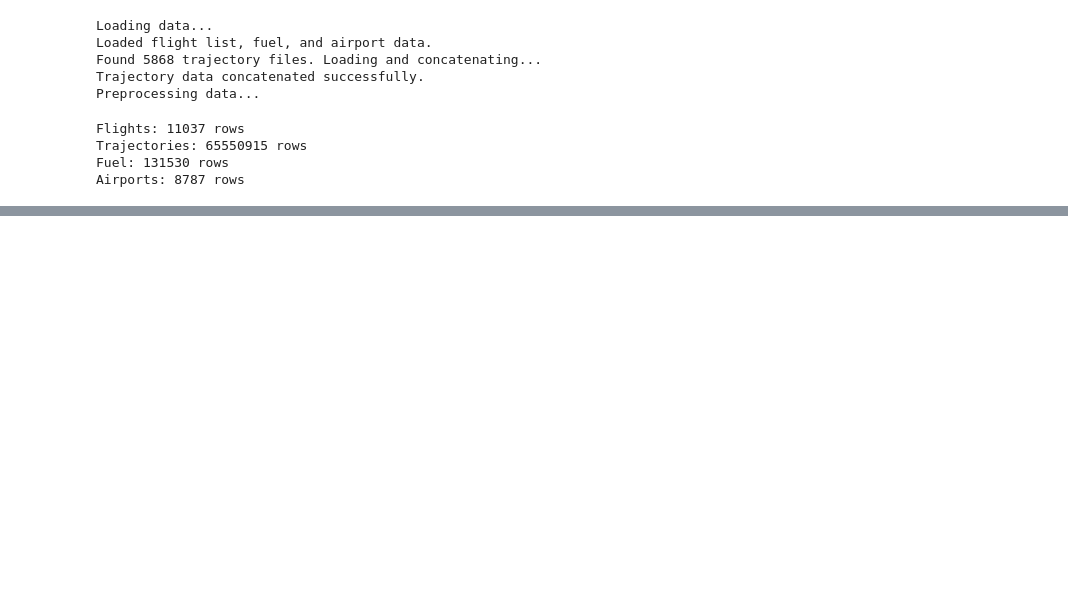
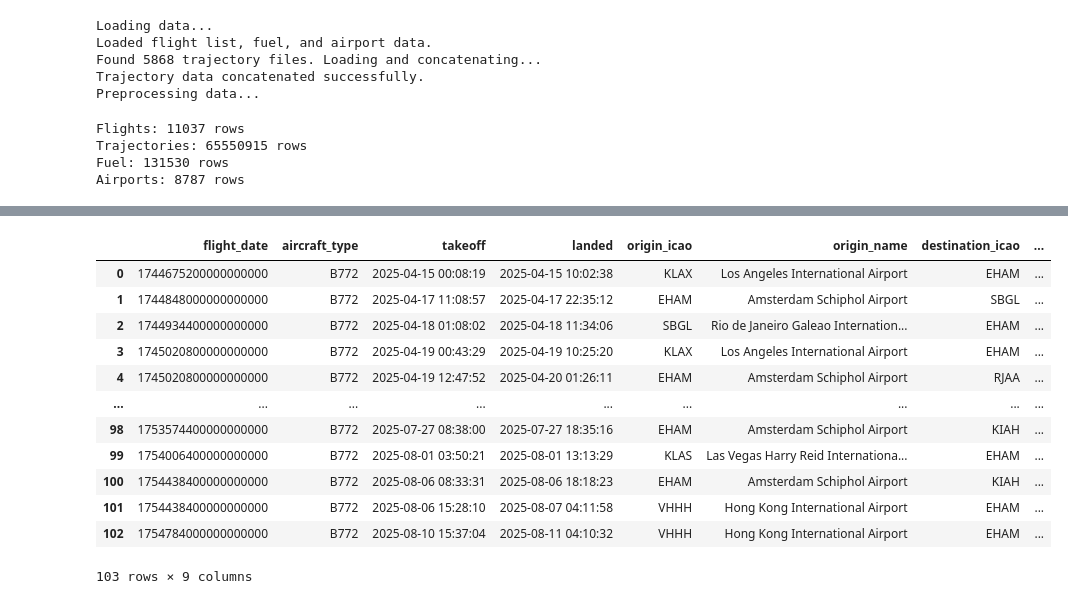
Before and after one commit to Lory94/aviation-data-challenge-2025, a Jupyter notebook: notebooks/explore_dataset/tl_baseline_naive_test.ipynb, the cells around one changed output, grey strips where cells are left out. Saved outputs shown, nothing was run; the diff lists cells and outputs as text; code cells hidden in the pictures; blank space fills up the shorter version.

Commit message:
Train only on one plane for faster debugging purpose

```diff
--- a/notebooks/explore_dataset/tl_baseline_naive_test.ipynb
+++ b/notebooks/explore_dataset/tl_baseline_naive_test.ipynb
@@ -433,0 +490,25 @@ Airports: 8787 rows
+# %%
+# keep only one type of aircraft for faster testing
+flights_B772 = flights[flights["aircraft_type"] == "B772"].reset_index(drop=True)
+traj_B772 = traj[traj["flight_id"].isin(flights_B772["flight_id"])].reset_index(
+    drop=True
+)
+fuel_B772 = fuel[fuel["flight_id"].isin(flights_B772["flight_id"])].reset_index(
+    drop=True
+)
+airports_B772 = airports.copy()
+display(flights_B772)
+# %% [output]
+|  | flight_date | aircraft_type | takeoff | landed | origin_icao | origin_name | destination_icao | ... |
+| 0 | 1744675200000000000 | B772 | 2025-04-15 00:08:19 | 2025-04-15 10:02:38 | KLAX | Los Angeles International Airport | EHAM | ... |
+| 1 | 1744848000000000000 | B772 | 2025-04-17 11:08:57 | 2025-04-17 22:35:12 | EHAM | Amsterdam Schiphol Airport | SBGL | ... |
+| 2 | 1744934400000000000 | B772 | 2025-04-18 01:08:02 | 2025-04-18 11:34:06 | SBGL | Rio de Janeiro Galeao Internation... | EHAM | ... |
+| 3 | 1745020800000000000 | B772 | 2025-04-19 00:43:29 | 2025-04-19 10:25:20 | KLAX | Los Angeles International Airport | EHAM | ... |
+| 4 | 1745020800000000000 | B772 | 2025-04-19 12:47:52 | 2025-04-20 01:26:11 | EHAM | Amsterdam Schiphol Airport | RJAA | ... |
+| ... | ... | ... | ... | ... | ... | ... | ... | ... |
+| 98 | 1753574400000000000 | B772 | 2025-07-27 08:38:00 | 2025-07-27 18:35:16 | EHAM | Amsterdam Schiphol Airport | KIAH | ... |
+| 99 | 1754006400000000000 | B772 | 2025-08-01 03:50:21 | 2025-08-01 13:13:29 | KLAS | Las Vegas Harry Reid Internationa... | EHAM | ... |
+| 100 | 1754438400000000000 | B772 | 2025-08-06 08:33:31 | 2025-08-06 18:18:23 | EHAM | Amsterdam Schiphol Airport | KIAH | ... |
+| 101 | 1754438400000000000 | B772 | 2025-08-06 15:28:10 | 2025-08-07 04:11:58 | VHHH | Hong Kong International Airport | EHAM | ... |
+| 102 | 1754784000000000000 | B772 | 2025-08-10 15:37:04 | 2025-08-11 04:10:32 | VHHH | Hong Kong International Airport | EHAM | ... |
+103 rows × 9 columns
```
Also changed, not shown: parts of 9 cells of this notebook.
